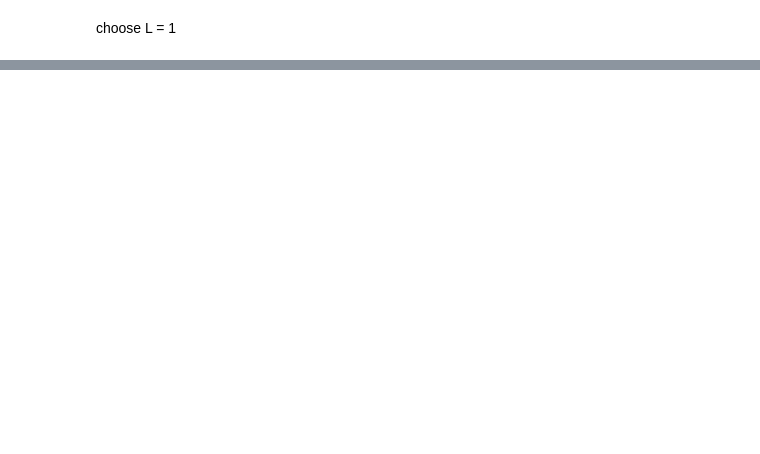
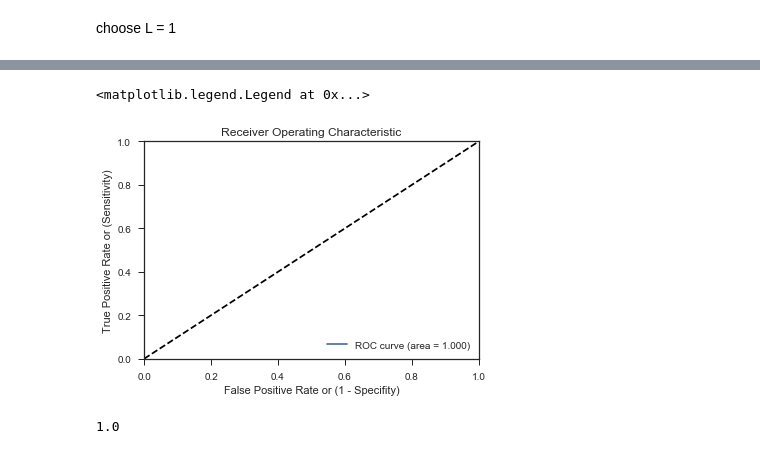
Before and after one commit to RawSharkYu/hw2, a Jupyter notebook: Hw34/hw (2).ipynb, the cells around one changed output, grey strips where cells are left out. Saved outputs shown, nothing was run; the diff lists cells and outputs as text; code cells hidden in the pictures; blank space fills up the shorter version.

```diff
--- a/Hw34/hw (2).ipynb
+++ b/Hw34/hw (2).ipynb
@@ -664,0 +719,27 @@ Logit Regression Results
+# %%
+bendings_all_feature = all_features_data(extended_dfs,l,1)
+
+other_all_feature = all_features_data(other_dfs,l,0)
+# 1 as bending class, 0 as other class
+df_with_all_features = pd.concat([bendings_all_feature,other_all_feature])
+df_with_all_features = df_with_all_features.sample(frac=1).reset_index(drop=True)
+df_with_all_features = df_with_all_features.reindex(['1stquart1', '1stquart2', '1stquart3', '1stquart4', '1stquart5',
+       '1stquart6', '3rdquart1', '3rdquart2', '3rdquart3', '3rdquart4',
+       '3rdquart5', '3rdquart6', 'max1', 'max2', 'max3', 'max4',
+       'max5', 'max6', 'mean1', 'mean2', 'mean3', 'mean4', 'mean5', 'mean6',
+       'median1', 'median2', 'median3', 'median4', 'median5', 'median6',
+       'min1', 'min2', 'min3', 'min4', 'min5', 'min6', 'std1', 'std2', 'std3',
+       'std4', 'std5', 'std6', 'action'], axis=1)
+
+
+print(features_for_l_1)
+df_selected_features = df_with_all_features[features_for_l_1]
+df_selected_features = df_selected_features.assign(action = df_with_all_features['action'])
+df_selected_features['action'] = df_selected_features['action'].astype(int)
+#print(df_selected_features['action'])
+
+logistic = LogisticRegression()
+logistic.fit(df_selected_features.iloc[:,0:-1],df_selected_features['action'])
+scores = sum(cross_val_score(logistic, df_selected_features.iloc[:,0:-1],
+                            df_selected_features['action'],cv = 5))/(5.0)
+print("Score is " + str(scores))
@@ -664,0 +771,20 @@ Logit Regression Results
+# %%
+y_score = logistic.decision_function(df_selected_features.iloc[:,0:-1])
+fpr, tpr, thresholds  = roc_curve(df_selected_features['action'], y_score)
+roc_auc = auc(fpr, tpr)
+# %%
+plt.plot(fpr, tpr, label='ROC curve (area = %0.3f)' % roc_auc)
+plt.plot([0, 1], [0, 1], 'k--')  # random predictions curve
+plt.xlim([0.0, 1.0])
+plt.ylim([0.0, 1.0])
+plt.xlabel('False Positive Rate or (1 - Specifity)')
+plt.ylabel('True Positive Rate or (Sensitivity)')
+plt.title('Receiver Operating Characteristic')
+plt.legend(loc="lower right")
+# %% [output]
+<matplotlib.legend.Legend at 0x...>
+[figure, added]
+# %%
+roc_auc
+# %% [output]
+1.0
```
Also changed, not shown: parts of 48 cells of this notebook.
